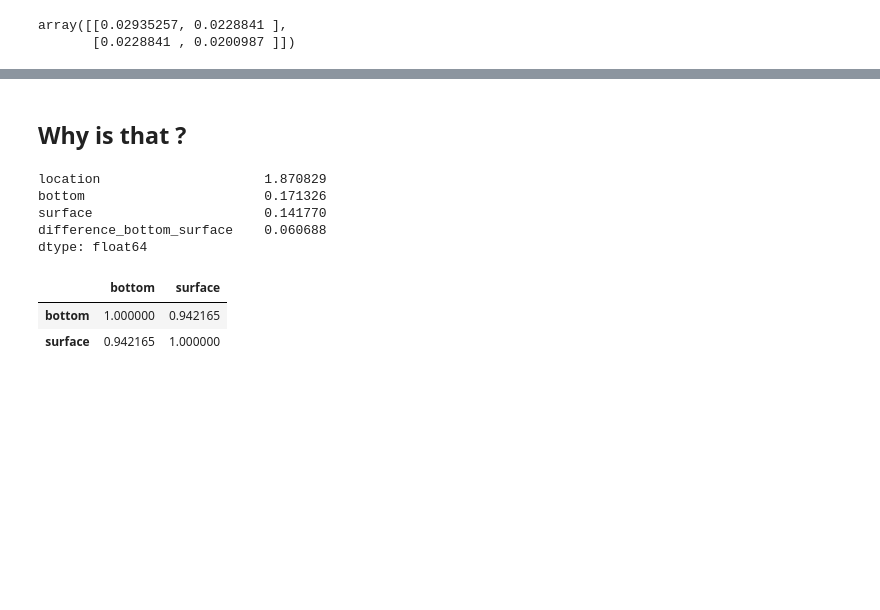
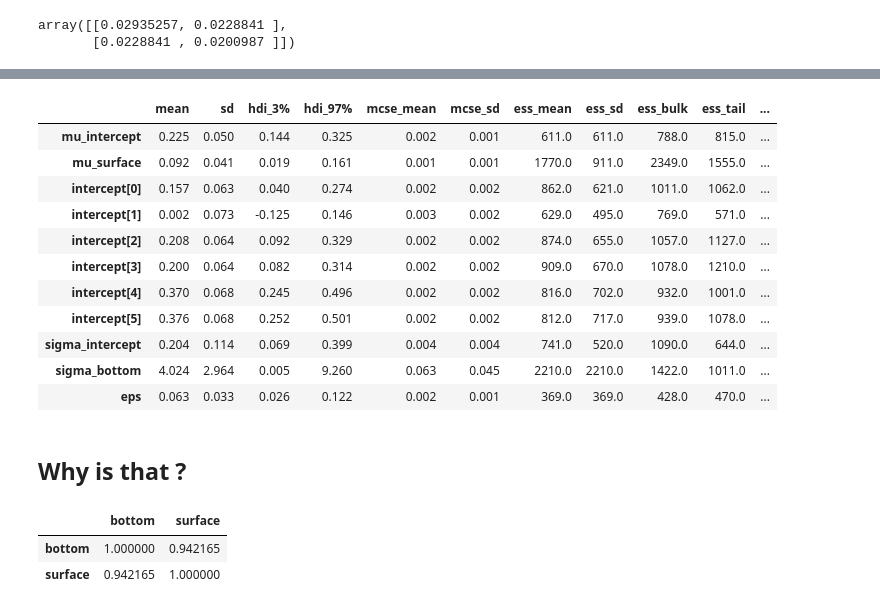
Before and after one commit to diegompin/lectures_network_medicine, a Jupyter notebook: notebooks/Lecture_CorrelatedData.ipynb, the cells around one changed output, grey strips where cells are left out. Cells and saved outputs as stored; diff of their text form; code cells hidden in the pictures; blank space fills up the shorter version.

```diff
--- a/notebooks/Lecture_CorrelatedData.ipynb
+++ b/notebooks/Lecture_CorrelatedData.ipynb
@@ -270,13 +343,20 @@ Centered skew:                 0.0000   Centered kurtosis:             -1.1456
+# %%
+pm.summary(hierarchical_trace)
+# %% [output]
+|  | mean | sd | hdi_3% | hdi_97% | mcse_mean | mcse_sd | ess_mean | ess_sd | ess_bulk | ess_tail | ... |
+| mu_intercept | 0.225 | 0.050 | 0.144 | 0.325 | 0.002 | 0.001 | 611.0 | 611.0 | 788.0 | 815.0 | ... |
+| mu_surface | 0.092 | 0.041 | 0.019 | 0.161 | 0.001 | 0.001 | 1770.0 | 911.0 | 2349.0 | 1555.0 | ... |
+| intercept[0] | 0.157 | 0.063 | 0.040 | 0.274 | 0.002 | 0.002 | 862.0 | 621.0 | 1011.0 | 1062.0 | ... |
+| intercept[1] | 0.002 | 0.073 | -0.125 | 0.146 | 0.003 | 0.002 | 629.0 | 495.0 | 769.0 | 571.0 | ... |
+| intercept[2] | 0.208 | 0.064 | 0.092 | 0.329 | 0.002 | 0.002 | 874.0 | 655.0 | 1057.0 | 1127.0 | ... |
+| intercept[3] | 0.200 | 0.064 | 0.082 | 0.314 | 0.002 | 0.002 | 909.0 | 670.0 | 1078.0 | 1210.0 | ... |
+| intercept[4] | 0.370 | 0.068 | 0.245 | 0.496 | 0.002 | 0.002 | 816.0 | 702.0 | 932.0 | 1001.0 | ... |
+| intercept[5] | 0.376 | 0.068 | 0.252 | 0.501 | 0.002 | 0.002 | 812.0 | 717.0 | 939.0 | 1078.0 | ... |
+| sigma_intercept | 0.204 | 0.114 | 0.069 | 0.399 | 0.004 | 0.004 | 741.0 | 520.0 | 1090.0 | 644.0 | ... |
+| sigma_bottom | 4.024 | 2.964 | 0.005 | 9.260 | 0.063 | 0.045 | 2210.0 | 2210.0 | 1422.0 | 1011.0 | ... |
+| eps | 0.063 | 0.033 | 0.026 | 0.122 | 0.002 | 0.001 | 369.0 | 369.0 | 428.0 | 470.0 | ... |
 # %% [markdown]
 ## Why is that ?
-# %%
-df_zinc_concentration.std()
-# %% [output]
-location                     1.870829
-bottom                       0.171326
-surface                      0.141770
-difference_bottom_surface    0.060688
-dtype: float64
 # %%
 df_zinc_concentration[['bottom', 'surface']].corr()
 # %% [output]
```
Also changed, not shown: parts of 10 cells of this notebook.
